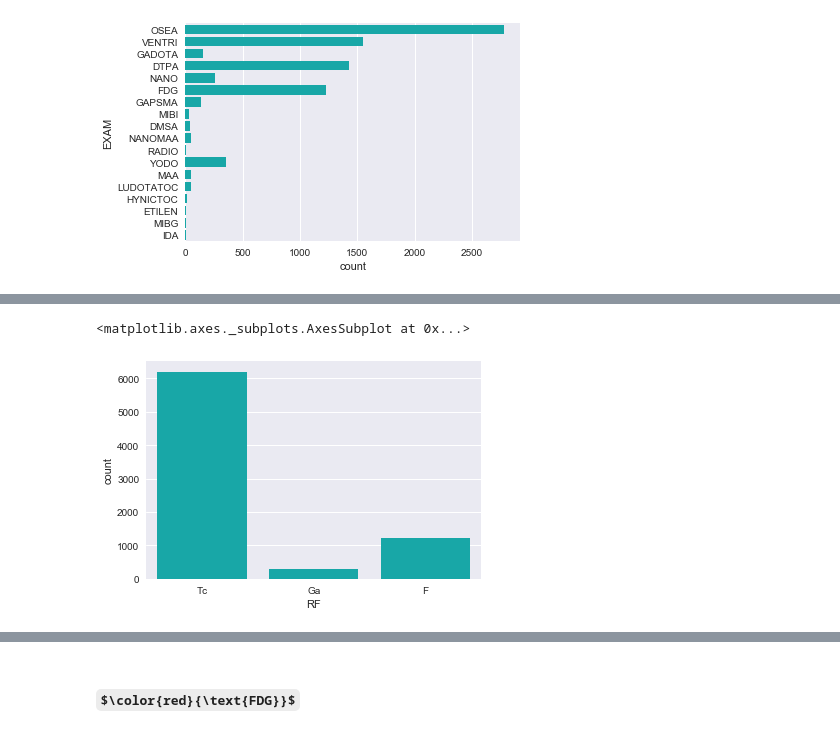
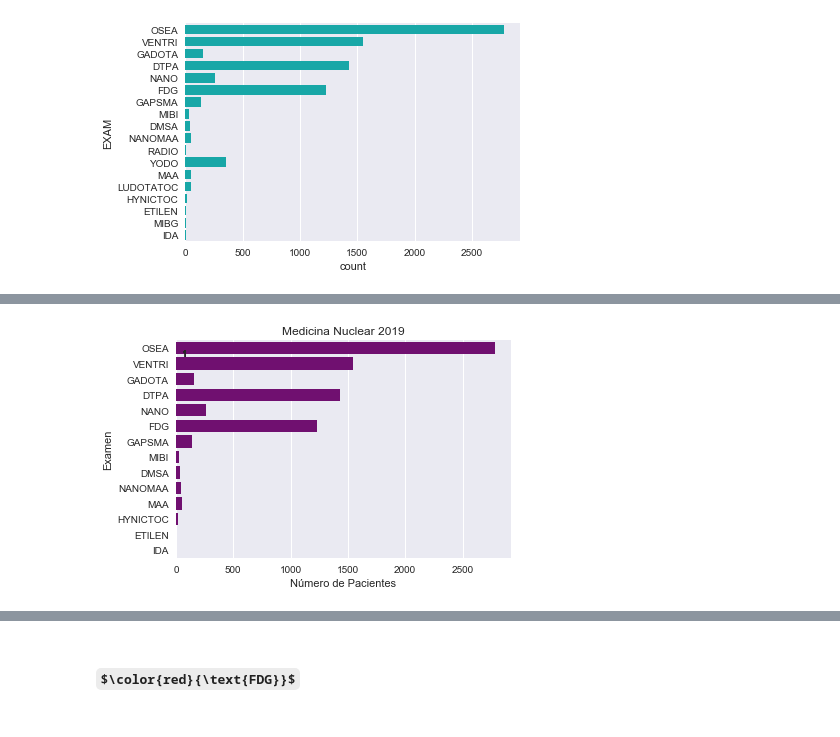
Before and after one commit to andreapy/University, a Jupyter notebook: DRLRFMN.ipynb, the cells around one changed output, grey strips where cells are left out. Saved outputs shown, nothing was run; the diff lists cells and outputs as text; code cells hidden in the pictures; some formulas as TeX source.

Commit message:
Modificaciones Pacientesvsradio

```diff
--- a/DRLRFMN.ipynb
+++ b/DRLRFMN.ipynb
@@ -125,5 +120,12 @@ sns.countplot(y="EXAM", data=df,orient="h",color="c")
-# %%
-sns.countplot(x="RF", data=df,orient="h",color="c")
-# %% [output]
-<matplotlib.axes._subplots.AxesSubplot at 0x...>
-[figure, removed]
+# %%
+axy=sns.countplot(y="EXAM", data=df,orient="h",color="purple")
+plt.title('Medicina Nuclear 2019')
+plt.ylabel('Examen')
+plt.xlabel('Número de Pacientes')
+
+#for p in axy.patches:
+        #axy.annotate('{:.0f}'.format(p.get_height()), (p.get_height()+50, p.get_x()+0.5))
+
+plt.savefig('exam.pdf')
+# %% [output]
+[figure, added]
```
Also changed, not shown: parts of 4 cells of this notebook, 2 other files.
